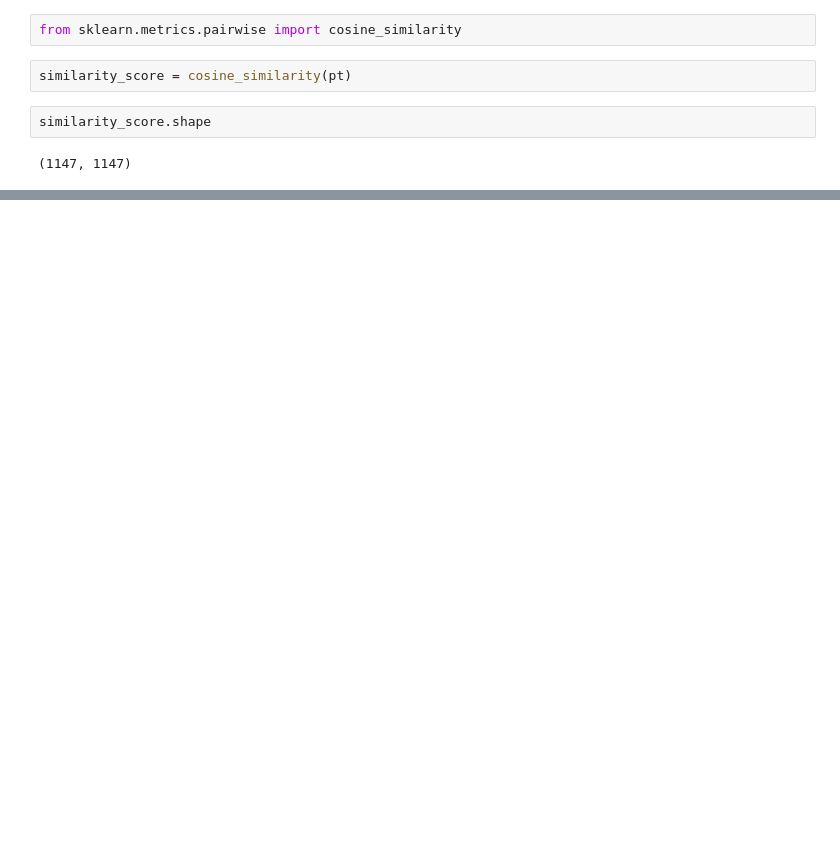
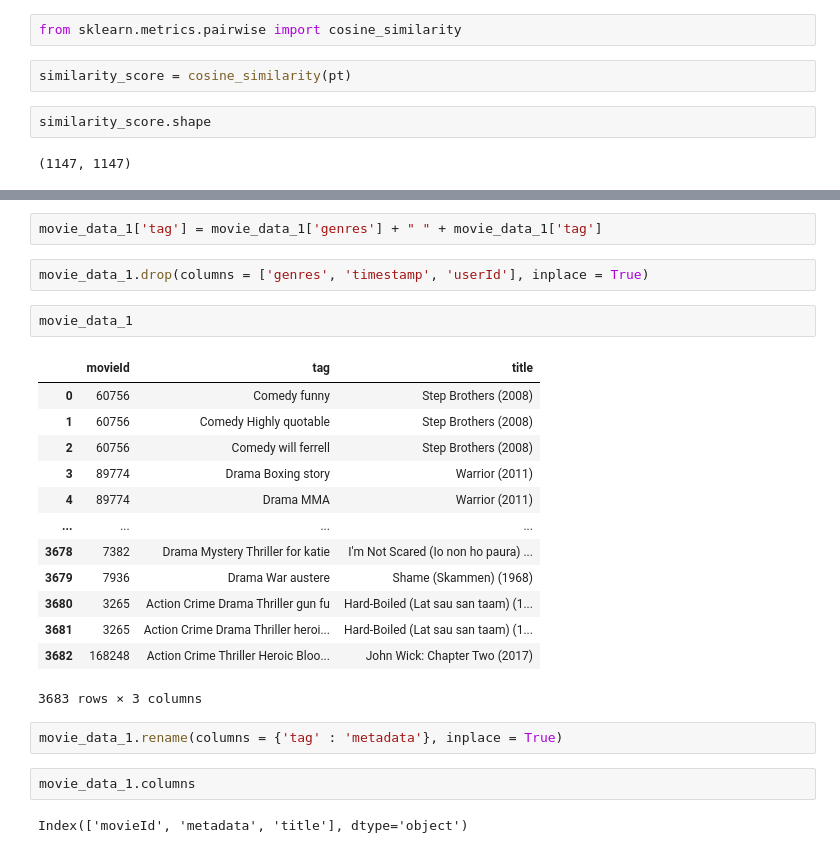
Before and after one commit to KHITOLIA/Movie-Recommendation-System-using-Collaborative-Filtering, a Jupyter notebook: notebook/recommendation_system.ipynb, the cells around one changed output, grey strips where cells are left out. Drawn from its saved outputs; the diff is of its cells as text; blank space fills up the shorter version.

```diff
--- a/notebook/recommendation_system.ipynb
+++ b/notebook/recommendation_system.ipynb
@@ -313,0 +317,26 @@ pt.index[0].replace("(", "").replace(")", "")[]
+# %%
+movie_data_1['tag'] = movie_data_1['genres'] + " " + movie_data_1['tag']
+# %%
+movie_data_1.drop(columns = ['genres', 'timestamp', 'userId'], inplace = True)
+# %%
+movie_data_1
+# %% [output]
+|  | movieId | tag | title |
+| 0 | 60756 | Comedy funny | Step Brothers (2008) |
+| 1 | 60756 | Comedy Highly quotable | Step Brothers (2008) |
+| 2 | 60756 | Comedy will ferrell | Step Brothers (2008) |
+| 3 | 89774 | Drama Boxing story | Warrior (2011) |
+| 4 | 89774 | Drama MMA | Warrior (2011) |
+| ... | ... | ... | ... |
+| 3678 | 7382 | Drama Mystery Thriller for katie | I'm Not Scared (Io non ho paura) ... |
+| 3679 | 7936 | Drama War austere | Shame (Skammen) (1968) |
+| 3680 | 3265 | Action Crime Drama Thriller gun fu | Hard-Boiled (Lat sau san taam) (1... |
+| 3681 | 3265 | Action Crime Drama Thriller heroi... | Hard-Boiled (Lat sau san taam) (1... |
+| 3682 | 168248 | Action Crime Thriller Heroic Bloo... | John Wick: Chapter Two (2017) |
+3683 rows × 3 columns
+# %%
+movie_data_1.rename(columns = {'tag' : 'metadata'}, inplace = True)
+# %%
+movie_data_1.columns
+# %% [output]
+Index(['movieId', 'metadata', 'title'], dtype='object')
```
Also changed, not shown: parts of 27 cells of this notebook, 6 other files.
